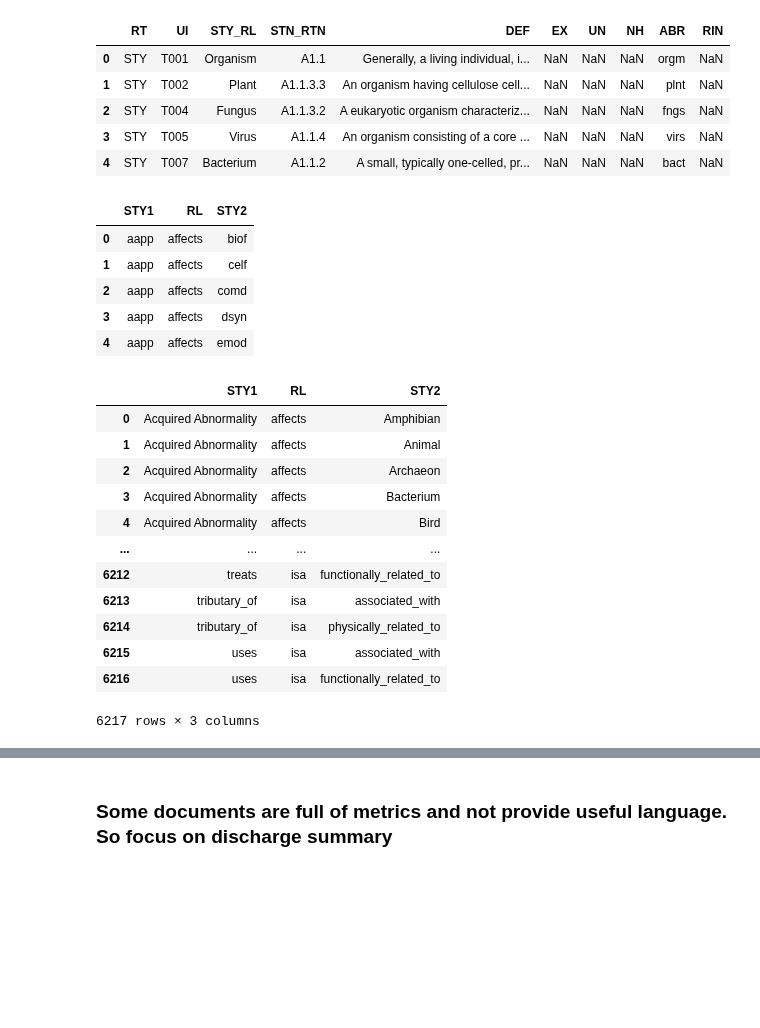
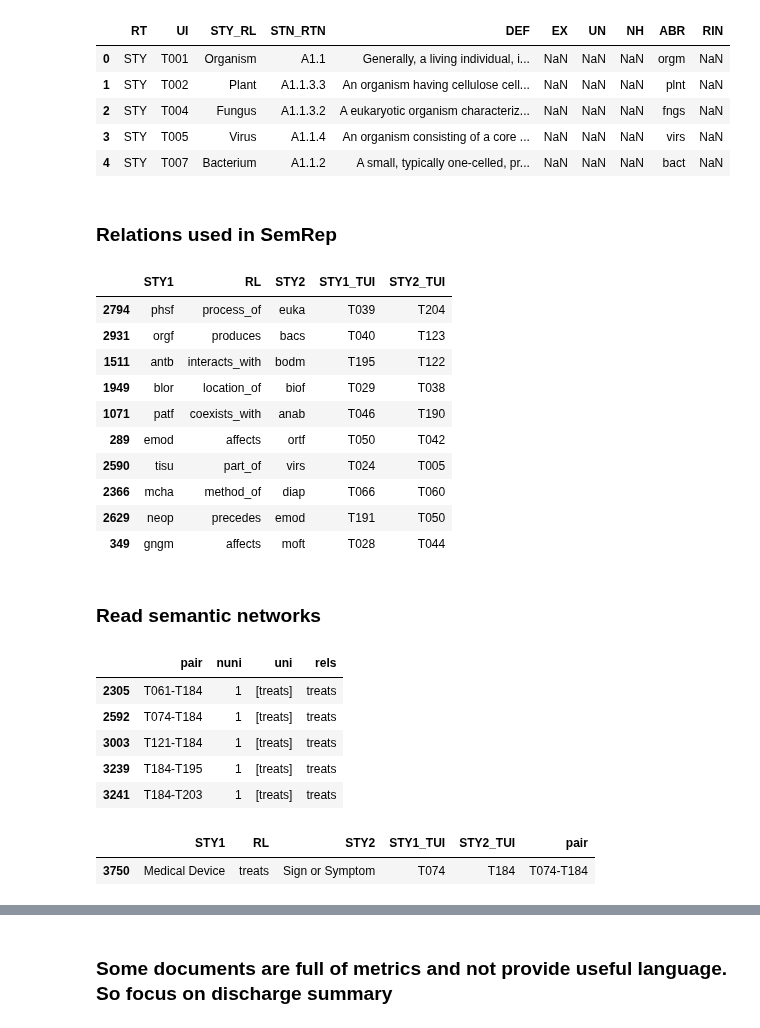
Before and after one commit to wtgme/snomed, a Jupyter notebook: distant_supervision.ipynb, the cells around one changed output, grey strips where cells are left out. Drawn from its saved outputs; the diff is of its cells as text; code cells hidden in the pictures; blank space fills up the shorter version.

```diff
--- a/distant_supervision.ipynb
+++ b/distant_supervision.ipynb
@@ -130,3 +134,5 @@ stypes.head()
+# %% [markdown]
+### Relations used in SemRep
 # %%
 data = []
 with open('data/semRep-ontology.txt') as fo:
@@ -135,15 +141,20 @@ with open('data/semRep-ontology.txt') as fo:
             data.append(line.strip().split('|')[-1].split('-'))
 ont = pd.DataFrame(data, columns=['STY1', 'RL', 'STY2'])
 # %%
-abr2tui = name2tui = pd.Series(stypes.UI.values,index=stypes.STY_RL).to_dict()
-ont['STY1_TUI'] = ont['STY1'].map(name2tui)
-ont['STY2_TUI'] = ont['STY2'].map(name2tui)
+abr2tui = name2tui = pd.Series(stypes.UI.values,index=stypes.ABR).to_dict()
+ont['STY1_TUI'] = ont['STY1'].map(abr2tui)
+ont['STY2_TUI'] = ont['STY2'].map(abr2tui)
-# %%
-ont.head()
-# %% [output]
-|  | STY1 | RL | STY2 |
-| 0 | aapp | affects | biof |
-| 1 | aapp | affects | celf |
-| 2 | aapp | affects | comd |
-| 3 | aapp | affects | dsyn |
-| 4 | aapp | affects | emod |
+# %%
+ont.sample(10)
+# %% [output]
+|  | STY1 | RL | STY2 | STY1_TUI | STY2_TUI |
+| 2794 | phsf | process_of | euka | T039 | T204 |
+| 2931 | orgf | produces | bacs | T040 | T123 |
+| 1511 | antb | interacts_with | bodm | T195 | T122 |
+| 1949 | blor | location_of | biof | T029 | T038 |
+| 1071 | patf | coexists_with | anab | T046 | T190 |
+| 289 | emod | affects | ortf | T050 | T042 |
+| 2590 | tisu | part_of | virs | T024 | T005 |
+| 2366 | mcha | method_of | diap | T066 | T060 |
+| 2629 | neop | precedes | emod | T191 | T050 |
+| 349 | gngm | affects | moft | T028 | T044 |
@@ -150,21 +165,7 @@ ont.head()
+# %% [markdown]
+### Read semantic networks
 # %%
 snet = pd.read_csv('data/semantic_networks.csv')
-# %%
-snet
-# %% [output]
-|  | STY1 | RL | STY2 |
-| 0 | Acquired Abnormality | affects | Amphibian |
-| 1 | Acquired Abnormality | affects | Animal |
-| 2 | Acquired Abnormality | affects | Archaeon |
-| 3 | Acquired Abnormality | affects | Bacterium |
-| 4 | Acquired Abnormality | affects | Bird |
-| ... | ... | ... | ... |
-| 6212 | treats | isa | functionally_related_to |
-| 6213 | tributary_of | isa | associated_with |
-| 6214 | tributary_of | isa | physically_related_to |
-| 6215 | uses | isa | associated_with |
-| 6216 | uses | isa | functionally_related_to |
-6217 rows × 3 columns
 # %%
 # set(snet['RL'])
 # %%
@@ -178,0 +190,14 @@ snet['pair'] = snet[['STY1_TUI', 'STY2_TUI']].apply(lambda x : '{}-{}'.format(x[
+# %%
+rel_dup[rel_dup['rels']=='treats']
+# %% [output]
+|  | pair | nuni | uni | rels |
+| 2305 | T061-T184 | 1 | [treats] | treats |
+| 2592 | T074-T184 | 1 | [treats] | treats |
+| 3003 | T121-T184 | 1 | [treats] | treats |
+| 3239 | T184-T195 | 1 | [treats] | treats |
+| 3241 | T184-T203 | 1 | [treats] | treats |
+# %%
+snet[snet['pair']=='T074-T184']
+# %% [output]
+|  | STY1 | RL | STY2 | STY1_TUI | STY2_TUI | pair |
+| 3750 | Medical Device | treats | Sign or Symptom | T074 | T184 | T074-T184 |
```
Also changed, not shown: parts of 22 cells of this notebook, 1 other file.
